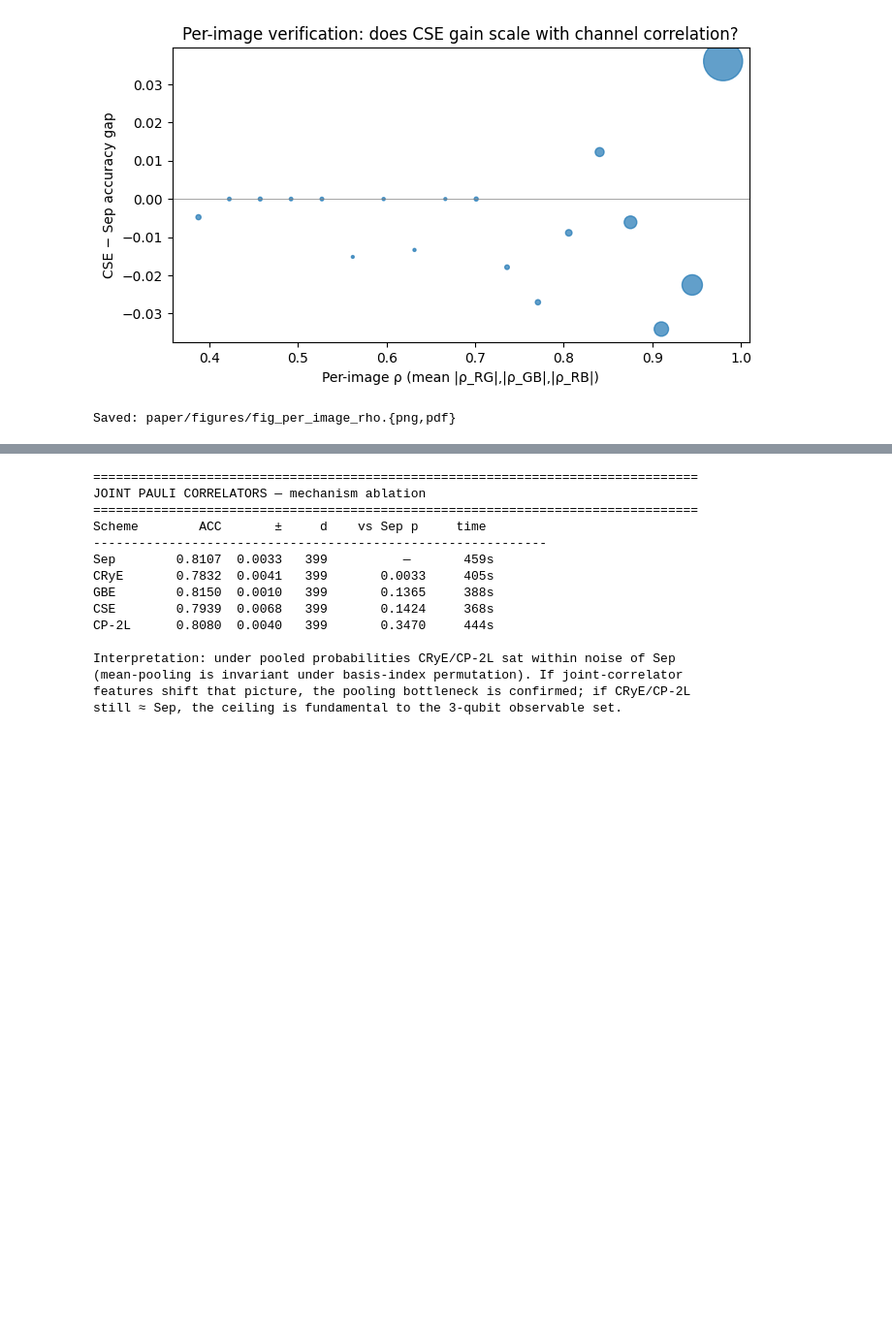
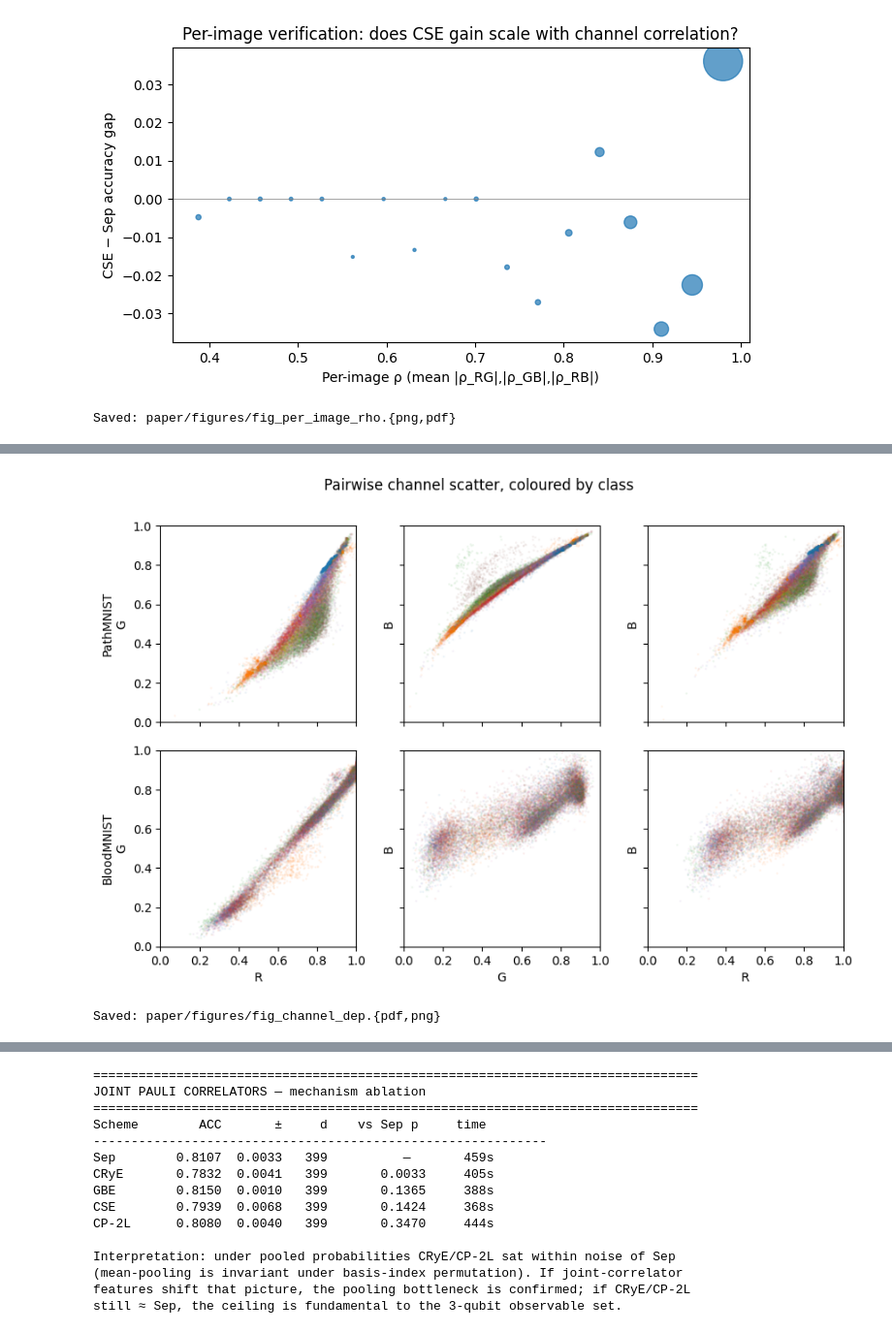
Before and after one commit to el-dAna/QIP, a Jupyter notebook: Phase7_PathMNIST.ipynb, the cells around one changed output, grey strips where cells are left out. Shown at 97% size. Cells and saved outputs as stored; diff of their text form; code cells hidden in the pictures; blank space fills up the shorter version.

```diff
--- a/Phase7_PathMNIST.ipynb
+++ b/Phase7_PathMNIST.ipynb
@@ -660,0 +744,72 @@ Saved: paper/figures/fig_per_image_rho.{png,pdf}
+# %%
+# ==================================================================
+# Manuscript figure: fig_channel_dep.{pdf,png}
+# 2x3 grid of pairwise channel scatter plots, class-coloured.
+# Top row: PathMNIST. Bottom row: BloodMNIST.
+# Self-contained: loads both datasets fresh via medmnist.
+# ==================================================================
+import os
+import numpy as np
+import matplotlib.pyplot as plt
+from medmnist import PathMNIST, BloodMNIST
+os.makedirs('paper/figures', exist_ok=True)
+
+def _load(cls, n_per_class=300, seed=0):
+    ds = cls(split='train', download=True)
+    X = ds.imgs.astype(np.float32) / 255.0   # (N, 28, 28, 3)
+    y = ds.labels.ravel()
+    rng = np.random.default_rng(seed)
+    keep = []
+    for c in np.unique(y):
+        idx = np.flatnonzero(y == c)
+        keep.append(rng.choice(idx, size=min(n_per_class, len(idx)), replace=False))
+    keep = np.concatenate(keep)
+    X, y = X[keep], y[keep]
+    pix = X.reshape(-1, 3)               # (N*784, 3)
+    lab = np.repeat(y, 28*28)
+    return pix, lab, len(np.unique(y))
+
+path_pix, path_lab, n_path = _load(PathMNIST)
+blood_pix, blood_lab, n_blood = _load(BloodMNIST)
+
+fig, axes = plt.subplots(2, 3, figsize=(9, 6), sharex=True, sharey=True)
+pairs = [(0, 1, 'R', 'G'), (1, 2, 'G', 'B'), (0, 2, 'R', 'B')]
+cmap_path = plt.cm.tab10
+cmap_blood = plt.cm.tab10
+
+# Subsample pixels for plotting (RAM/render cost)
+def _sub(pix, lab, n=20000, seed=0):
+    rng = np.random.default_rng(seed)
+    if len(pix) <= n: return pix, lab
+    idx = rng.choice(len(pix), size=n, replace=False)
+    return pix[idx], lab[idx]
+
+path_pix_s, path_lab_s = _sub(path_pix, path_lab)
+blood_pix_s, blood_lab_s = _sub(blood_pix, blood_lab)
+
+for col, (i, j, ai, aj) in enumerate(pairs):
+    axes[0, col].scatter(path_pix_s[:, i], path_pix_s[:, j],
+                         c=cmap_path(path_lab_s % 10), s=1, alpha=0.05, rasterized=True)
+    axes[1, col].scatter(blood_pix_s[:, i], blood_pix_s[:, j],
+                         c=cmap_blood(blood_lab_s % 10), s=1, alpha=0.05, rasterized=True)
+    axes[1, col].set_xlabel(ai)
+    if col == 0:
+        axes[0, col].set_ylabel(f'PathMNIST\n{aj}')
+        axes[1, col].set_ylabel(f'BloodMNIST\n{aj}')
+    else:
+        axes[0, col].set_ylabel(aj)
+        axes[1, col].set_ylabel(aj)
+    axes[0, col].set_xlim(0, 1); axes[0, col].set_ylim(0, 1)
+    axes[1, col].set_xlim(0, 1); axes[1, col].set_ylim(0, 1)
+    axes[0, col].set_aspect('equal')
+    axes[1, col].set_aspect('equal')
+
+plt.suptitle('Pairwise channel scatter, coloured by class', y=1.00)
+plt.tight_layout()
+plt.savefig('paper/figures/fig_channel_dep.pdf', bbox_inches='tight')
+plt.savefig('paper/figures/fig_channel_dep.png', dpi=300, bbox_inches='tight')
+plt.show()
+print('Saved: paper/figures/fig_channel_dep.{pdf,png}')
+# %% [output]
+[figure, added]
+Saved: paper/figures/fig_channel_dep.{pdf,png}
```
Also changed, not shown: parts of 3 cells of this notebook, 10 other files.
